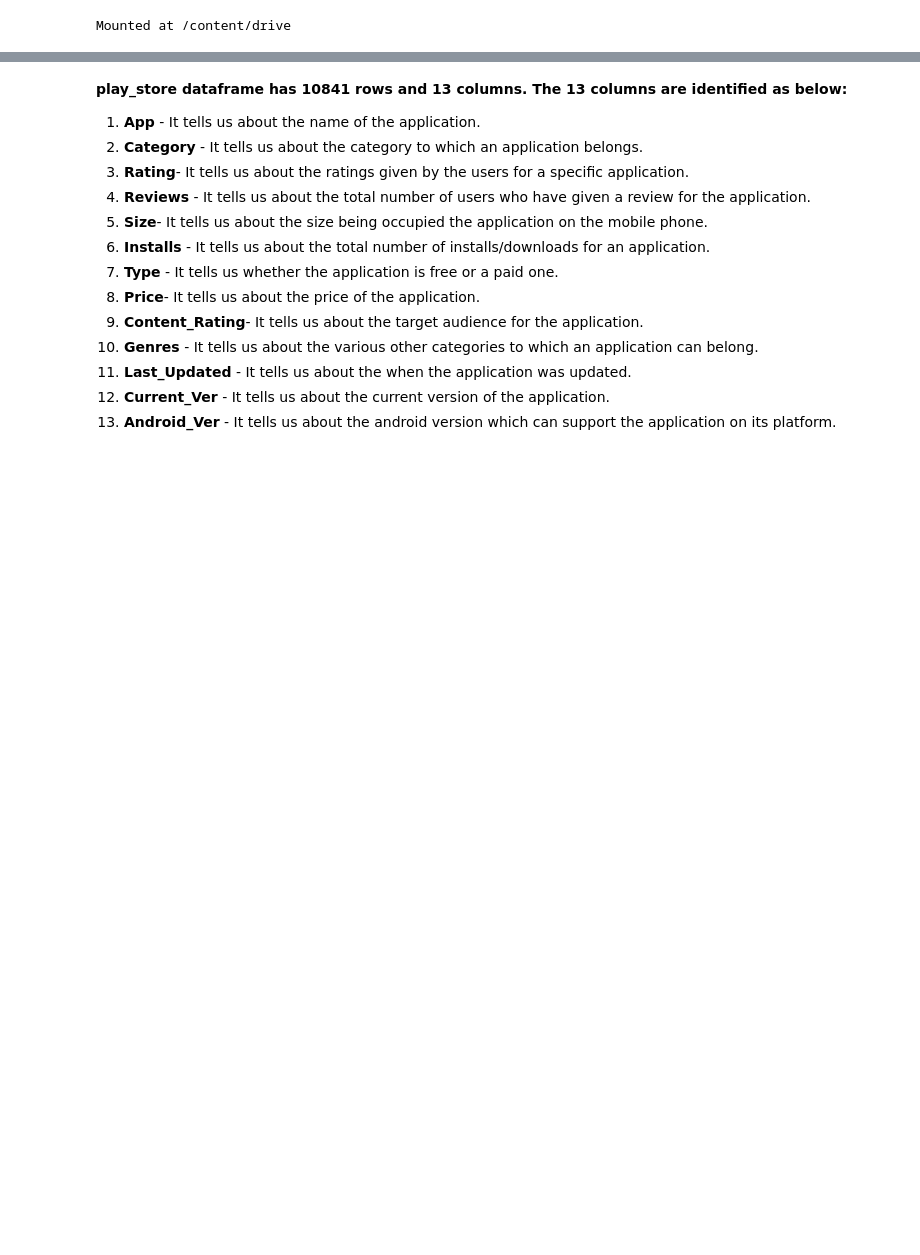
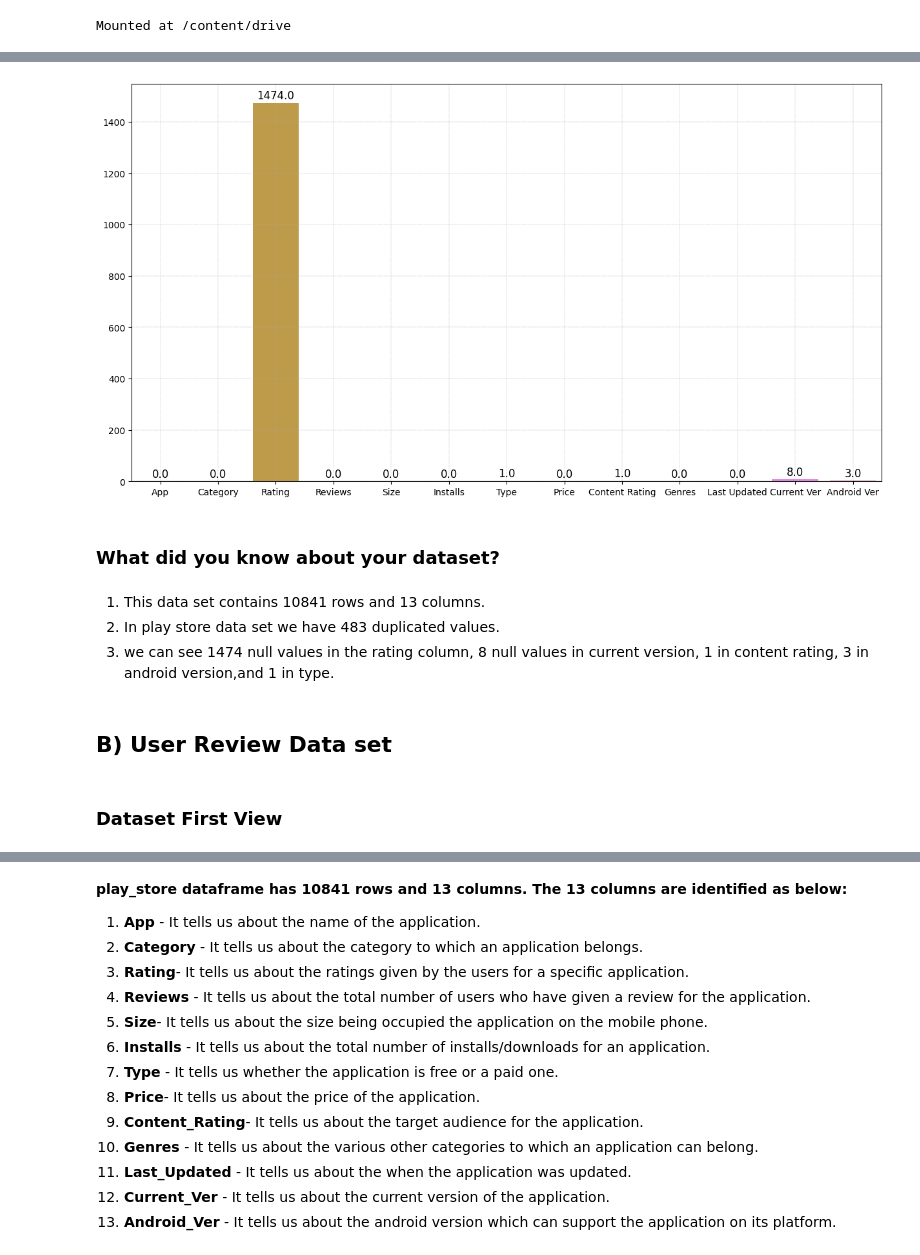
Before and after one commit to Ajay07pandey/play_store_app_review_system, a Jupyter notebook: play_store_app_review_system_.ipynb, the cells around one changed output, grey strips where cells are left out. Saved outputs shown, nothing was run; the diff lists cells and outputs as text; code cells hidden in the pictures; blank space fills up the shorter version.

```diff
--- a/play_store_app_review_system_.ipynb
+++ b/play_store_app_review_system_.ipynb
@@ -187,0 +157,25 @@ df_data.shape, df_reviews.shape
+# %%
+# Visualizing the missing values
+plt.figure(figsize=(15,8))
+plots= sns.barplot(x=df_data.columns,y=df_data.isna().sum())
+plt.grid(linestyle='--', linewidth=0.3)
+
+for bar in plots.patches:
+      plots.annotate(bar.get_height(),
+                     (bar.get_x() + bar.get_width() / 2,
+                      bar.get_height()), ha='center', va='center',
+                     size=12, xytext=(0, 8),
+                     textcoords='offset points')
+plt.show()
+# %% [output]
+[figure, added]
+# %% [markdown]
+### What did you know about your dataset?
+# %% [markdown]
+1. This data set contains 10841 rows and 13 columns.
+2. In play store data set we have 483 duplicated values.
+3. we can see 1474 null values in the rating column, 8 null values in current version, 1 in content rating, 3 in android version,and 1 in type.
+# %% [markdown]
+## B) User Review Data set
+# %% [markdown]
+### Dataset First View
```
Also changed, not shown: parts of 223 cells of this notebook.
